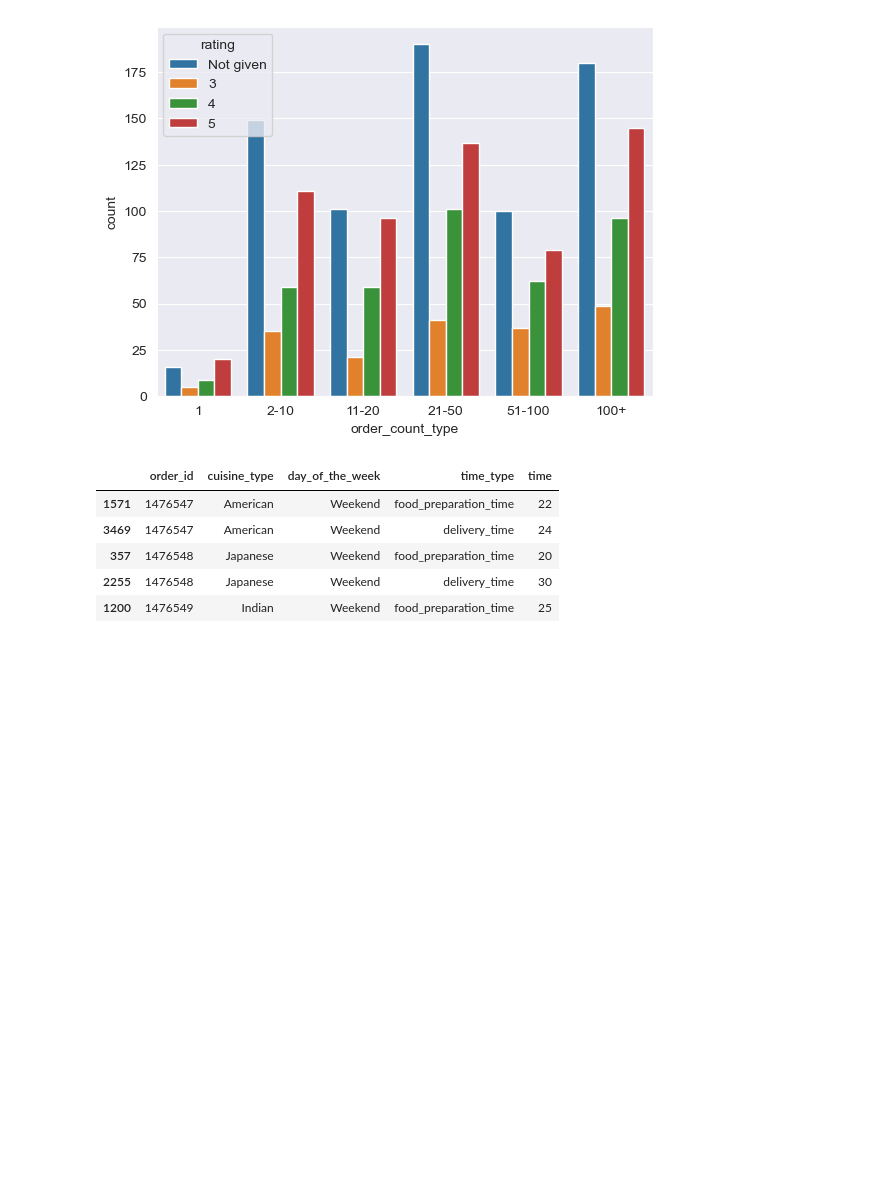
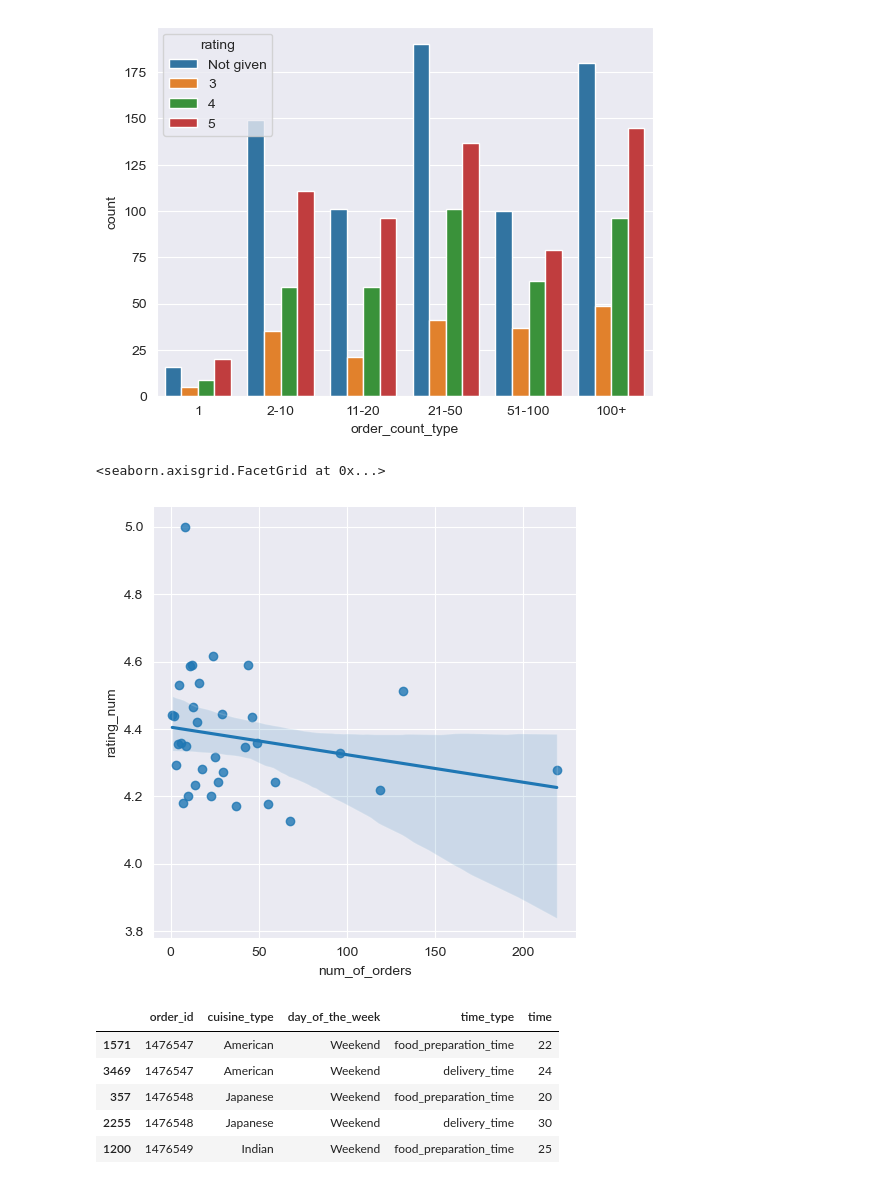
Before and after one commit to tinlong/AIML, a Jupyter notebook: Python Foundations/Project 1/PYF_Project_LearnerNotebook_FullCode.ipynb, the cells around one changed output. Drawn from its saved outputs; the diff is of its cells as text; code cells hidden in the pictures; blank space fills up the shorter version.

```diff
--- a/Python Foundations/Project 1/PYF_Project_LearnerNotebook_FullCode.ipynb
+++ b/Python Foundations/Project 1/PYF_Project_LearnerNotebook_FullCode.ipynb
@@ -487,6 +501,13 @@ sns.countplot(data=df.merge(restaurant_orders, left_on='restaurant_name', right_
 # %% [output]
 <Axes: xlabel='order_count_type', ylabel='count'>
 [figure]
+# %%
+xyz = df.groupby(['num_of_orders'], as_index=False)['rating_num'].mean()
+xyz
+sns.lmplot(data=xyz, x='num_of_orders', y='rating_num')
+# %% [output]
+<seaborn.axisgrid.FacetGrid at 0x...>
+[figure, added]
 # %%
 time_analysis = df.melt(id_vars=['order_id', 'cuisine_type', 'day_of_the_week'], value_vars=['food_preparation_time', 'delivery_time'], var_name='time_type', value_name='time')
 time_analysis.sort_values(by=['order_id', 'day_of_the_week']).head()
```
Also changed, not shown: parts of 6 cells of this notebook.
